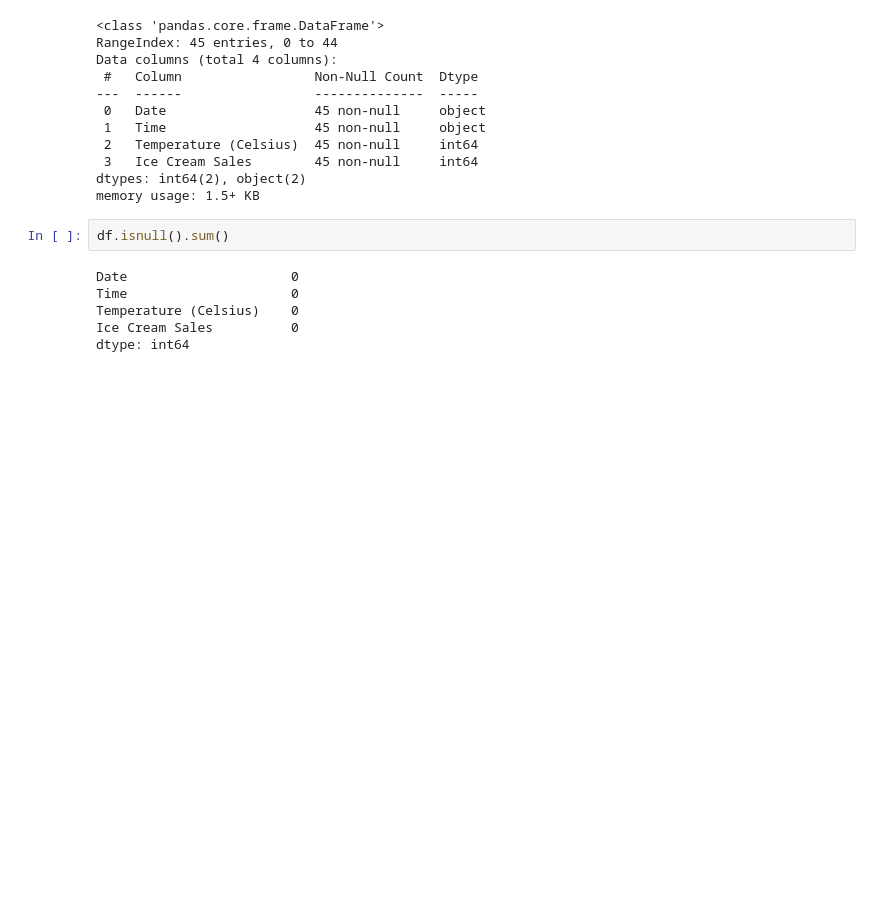
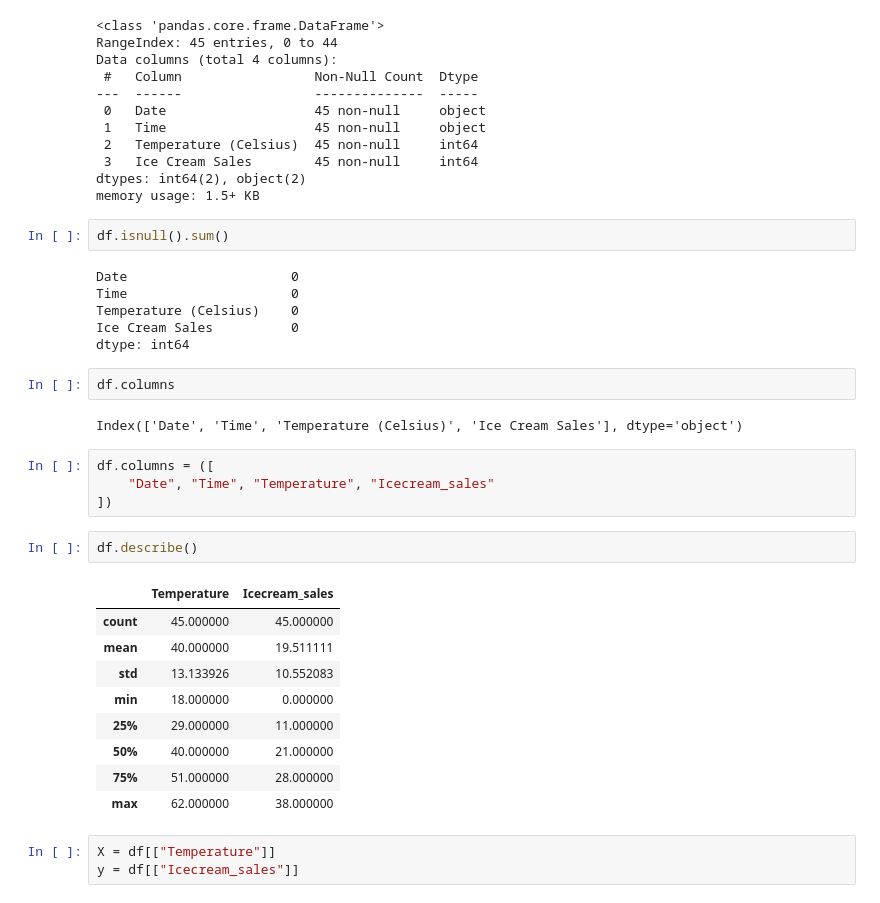
Before and after one commit to malik-tanveer/SMIT-Assigment, a Jupyter notebook: Ice_Cream_sales_temp/ IceCream_Sales_Temperature.ipynb, the cells around one changed output. Cells and saved outputs as stored; diff of their text form; blank space fills up the shorter version.

Commit message:
Complete a Assigment House Price and Ice cream

```diff
--- a/Ice_Cream_sales_temp/ IceCream_Sales_Temperature.ipynb
+++ b/Ice_Cream_sales_temp/ IceCream_Sales_Temperature.ipynb
@@ -44,3 +45,26 @@ Time                     0
 Temperature (Celsius)    0
 Ice Cream Sales          0
 dtype: int64
+# %%
+df.columns
+# %% [output]
+Index(['Date', 'Time', 'Temperature (Celsius)', 'Ice Cream Sales'], dtype='object')
+# %%
+df.columns = ([
+    "Date", "Time", "Temperature", "Icecream_sales"
+])
+# %%
+df.describe()
+# %% [output]
+|  | Temperature | Icecream_sales |
+| count | 45.000000 | 45.000000 |
+| mean | 40.000000 | 19.511111 |
+| std | 13.133926 | 10.552083 |
+| min | 18.000000 | 0.000000 |
+| 25% | 29.000000 | 11.000000 |
+| 50% | 40.000000 | 21.000000 |
+| 75% | 51.000000 | 28.000000 |
+| max | 62.000000 | 38.000000 |
+# %%
+X = df[["Temperature"]]
+y = df[["Icecream_sales"]]
```
Also changed, not shown: parts of 13 cells of this notebook, 3 other files.
